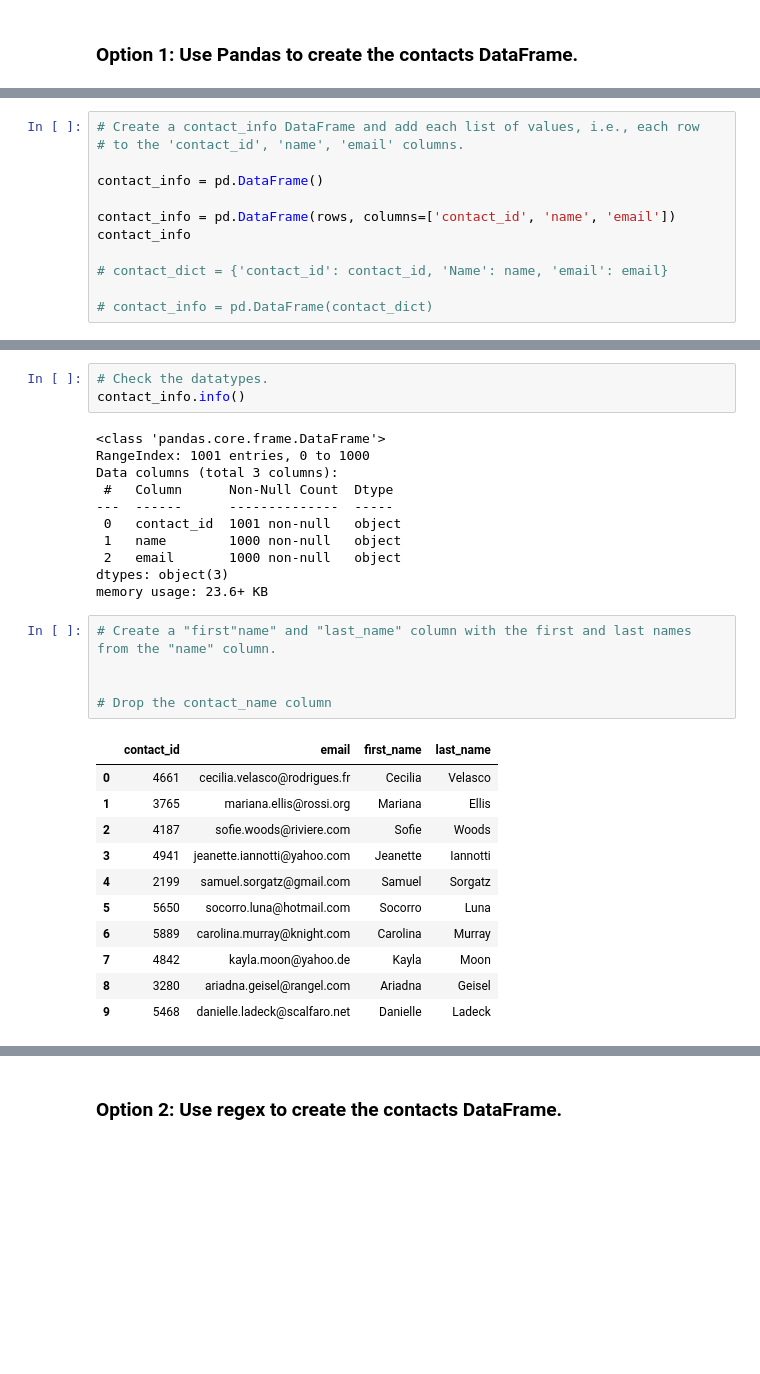
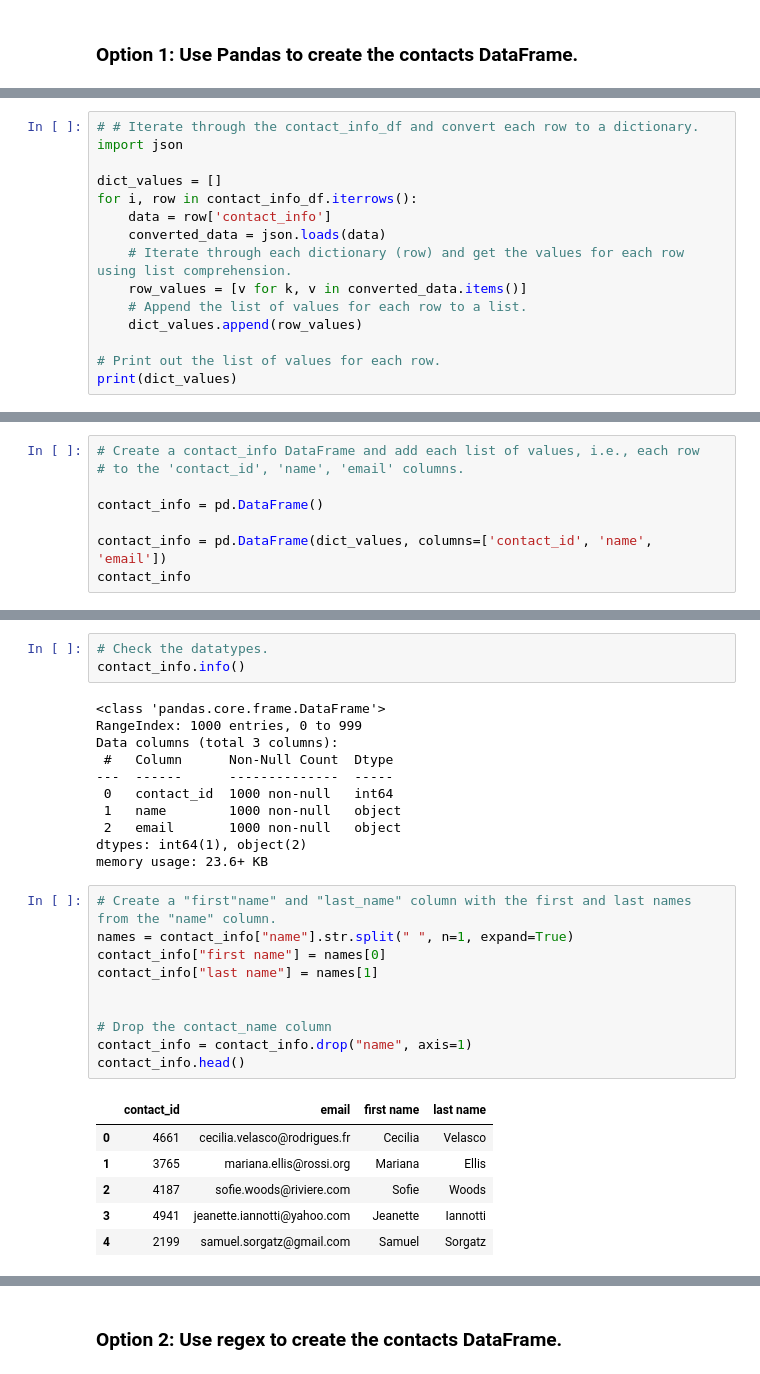
Before and after one commit to Morgen-Henry/Project-2, a Jupyter notebook: ETL_Mini_Project_GFender_MHenry.ipynb, the cells around one changed output, grey strips where cells are left out. Saved outputs shown, nothing was run; the diff lists cells and outputs as text; blank space fills up the shorter version.

```diff
--- a/ETL_Mini_Project_GFender_MHenry.ipynb
+++ b/ETL_Mini_Project_GFender_MHenry.ipynb
@@ -356,0 +149,15 @@ NameError: name 'str_to_dict' is not defined
+# %%
+# # Iterate through the contact_info_df and convert each row to a dictionary.
+import json
+
+dict_values = []
+for i, row in contact_info_df.iterrows():
+    data = row['contact_info']
+    converted_data = json.loads(data)
+    # Iterate through each dictionary (row) and get the values for each row using list comprehension.
+    row_values = [v for k, v in converted_data.items()]
+    # Append the list of values for each row to a list.
+    dict_values.append(row_values)
+
+# Print out the list of values for each row.
+print(dict_values)
@@ -360,11 +169,7 @@ NameError: name 'str_to_dict' is not defined
 
 contact_info = pd.DataFrame()
 
-contact_info = pd.DataFrame(rows, columns=['contact_id', 'name', 'email'])
+contact_info = pd.DataFrame(dict_values, columns=['contact_id', 'name', 'email'])
 contact_info
-
-# contact_dict = {'contact_id': contact_id, 'Name': name, 'email': email}
-
-# contact_info = pd.DataFrame(contact_dict)
 # %% [output]
 |  | contact_id | name | email |
@@ -385,29 +190,29 @@ contact_info
 contact_info.info()
 # %% [output]
 <class 'pandas.core.frame.DataFrame'>
-RangeIndex: 1001 entries, 0 to 1000
+RangeIndex: 1000 entries, 0 to 999
 Data columns (total 3 columns):
  #   Column      Non-Null Count  Dtype
 ---  ------      --------------  -----
- 0   contact_id  1001 non-null   object
+ 0   contact_id  1000 non-null   int64
  1   name        1000 non-null   object
  2   email       1000 non-null   object
-dtypes: object(3)
+dtypes: int64(1), object(2)
 memory usage: 23.6+ KB
 # %%
 # Create a "first"name" and "last_name" column with the first and last names from the "name" column.
+names = contact_info["name"].str.split(" ", n=1, expand=True)
+contact_info["first name"] = names[0]
+contact_info["last name"] = names[1]
 
 
 # Drop the contact_name column
+contact_info = contact_info.drop("name", axis=1)
+contact_info.head()
 # %% [output]
-|  | contact_id | email | first_name | last_name |
+|  | contact_id | email | first name | last name |
 | 0 | 4661 | cecilia.velasco@rodrigues.fr | Cecilia | Velasco |
 | 1 | 3765 | mariana.ellis@rossi.org | Mariana | Ellis |
 | 2 | 4187 | sofie.woods@riviere.com | Sofie | Woods |
 | 3 | 4941 | jeanette.iannotti@yahoo.com | Jeanette | Iannotti |
 | 4 | 2199 | samuel.sorgatz@gmail.com | Samuel | Sorgatz |
-| 5 | 5650 | socorro.luna@hotmail.com | Socorro | Luna |
-| 6 | 5889 | carolina.murray@knight.com | Carolina | Murray |
-| 7 | 4842 | kayla.moon@yahoo.de | Kayla | Moon |
-| 8 | 3280 | ariadna.geisel@rangel.com | Ariadna | Geisel |
-| 9 | 5468 | danielle.ladeck@scalfaro.net | Danielle | Ladeck |
```
Also changed, not shown: parts of 36 cells of this notebook, 1 other file.
